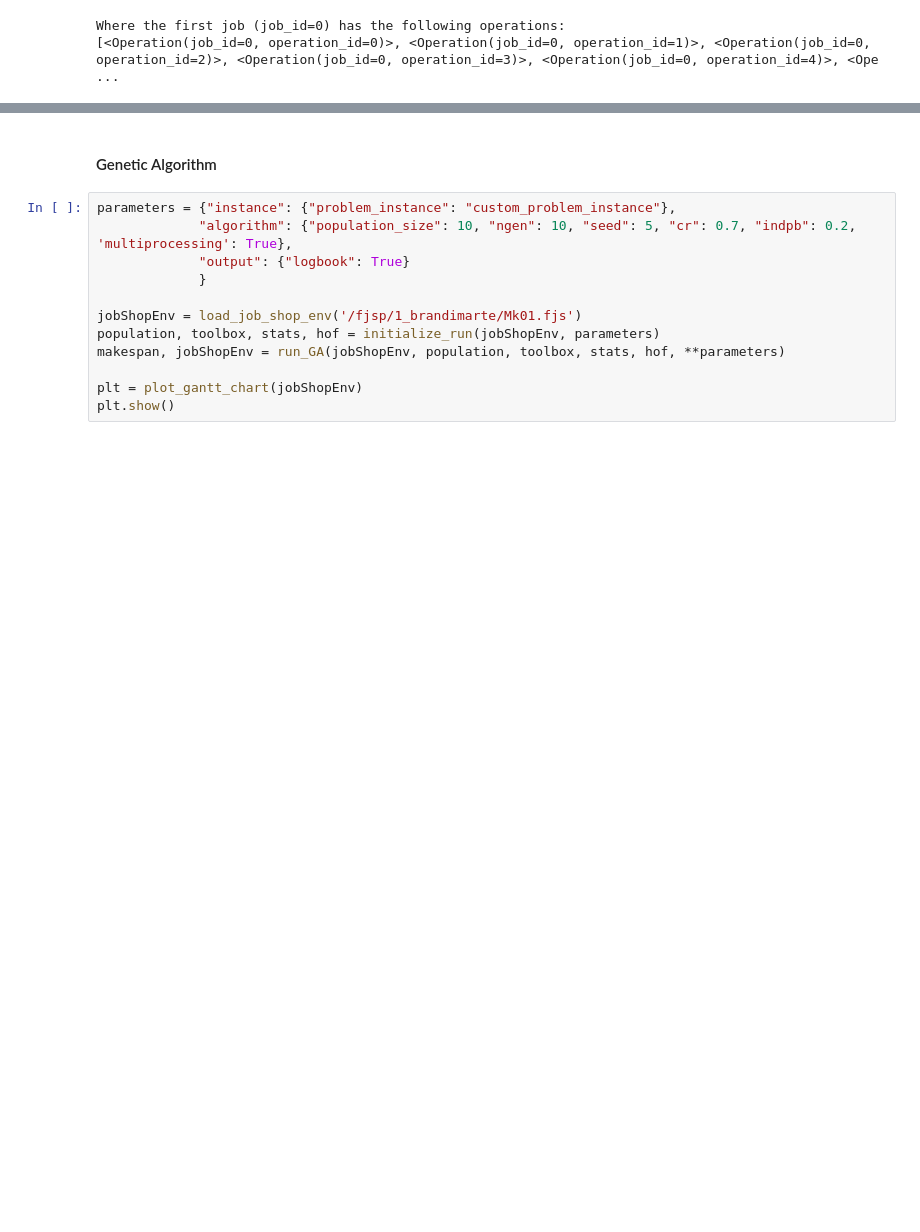
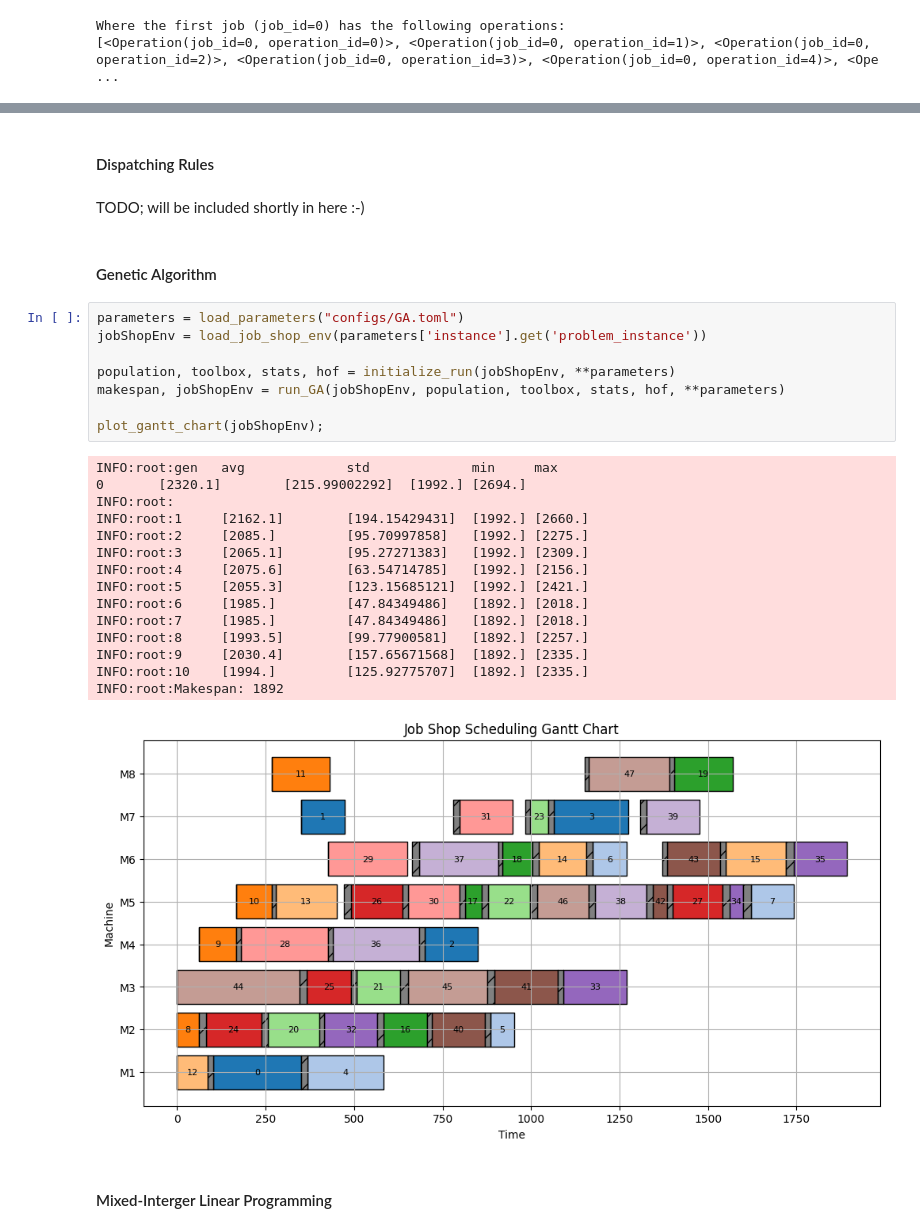
Before and after one commit to ai-for-decision-making-tue/Job_Shop_Scheduling_Benchmark_Environments_and_Instances, a Jupyter notebook: tutorial_benchmark_environment.ipynb, the cells around one changed output, grey strips where cells are left out. Drawn from its saved outputs; the diff is of its cells as text; blank space fills up the shorter version.

```diff
--- a/tutorial_benchmark_environment.ipynb
+++ b/tutorial_benchmark_environment.ipynb
@@ -83,14 +108,32 @@ Other scheduling options are provided, such as:
+# %% [markdown]
+#### Dispatching Rules
+# %% [markdown]
+TODO; will be included shortly in here :-)
 # %% [markdown]
 #### Genetic Algorithm
 # %%
-parameters = {"instance": {"problem_instance": "custom_problem_instance"},
-             "algorithm": {"population_size": 10, "ngen": 10, "seed": 5, "cr": 0.7, "indpb": 0.2, 'multiprocessing': True},
-             "output": {"logbook": True}
-             }
+parameters = load_parameters("configs/GA.toml")
+jobShopEnv = load_job_shop_env(parameters['instance'].get('problem_instance'))
 
-jobShopEnv = load_job_shop_env('/fjsp/1_brandimarte/Mk01.fjs')
-population, toolbox, stats, hof = initialize_run(jobShopEnv, parameters)
+population, toolbox, stats, hof = initialize_run(jobShopEnv, **parameters)
 makespan, jobShopEnv = run_GA(jobShopEnv, population, toolbox, stats, hof, **parameters)
 
-plt = plot_gantt_chart(jobShopEnv)
-plt.show()
+plot_gantt_chart(jobShopEnv);
+# %% [output]
+INFO:root:gen   avg             std             min     max
+0       [2320.1]        [215.99002292]  [1992.] [2694.]
+INFO:root:
+INFO:root:1     [2162.1]        [194.15429431]  [1992.] [2660.]
+INFO:root:2     [2085.]         [95.70997858]   [1992.] [2275.]
+INFO:root:3     [2065.1]        [95.27271383]   [1992.] [2309.]
+INFO:root:4     [2075.6]        [63.54714785]   [1992.] [2156.]
+INFO:root:5     [2055.3]        [123.15685121]  [1992.] [2421.]
+INFO:root:6     [1985.]         [47.84349486]   [1892.] [2018.]
+INFO:root:7     [1985.]         [47.84349486]   [1892.] [2018.]
+INFO:root:8     [1993.5]        [99.77900581]   [1892.] [2257.]
+INFO:root:9     [2030.4]        [157.65671568]  [1892.] [2335.]
+INFO:root:10    [1994.]         [125.92775707]  [1892.] [2335.]
+INFO:root:Makespan: 1892
+[figure, added]
+# %% [markdown]
+#### Mixed-Interger Linear Programming
```
Also changed, not shown: parts of 17 cells of this notebook, 16 other files.
